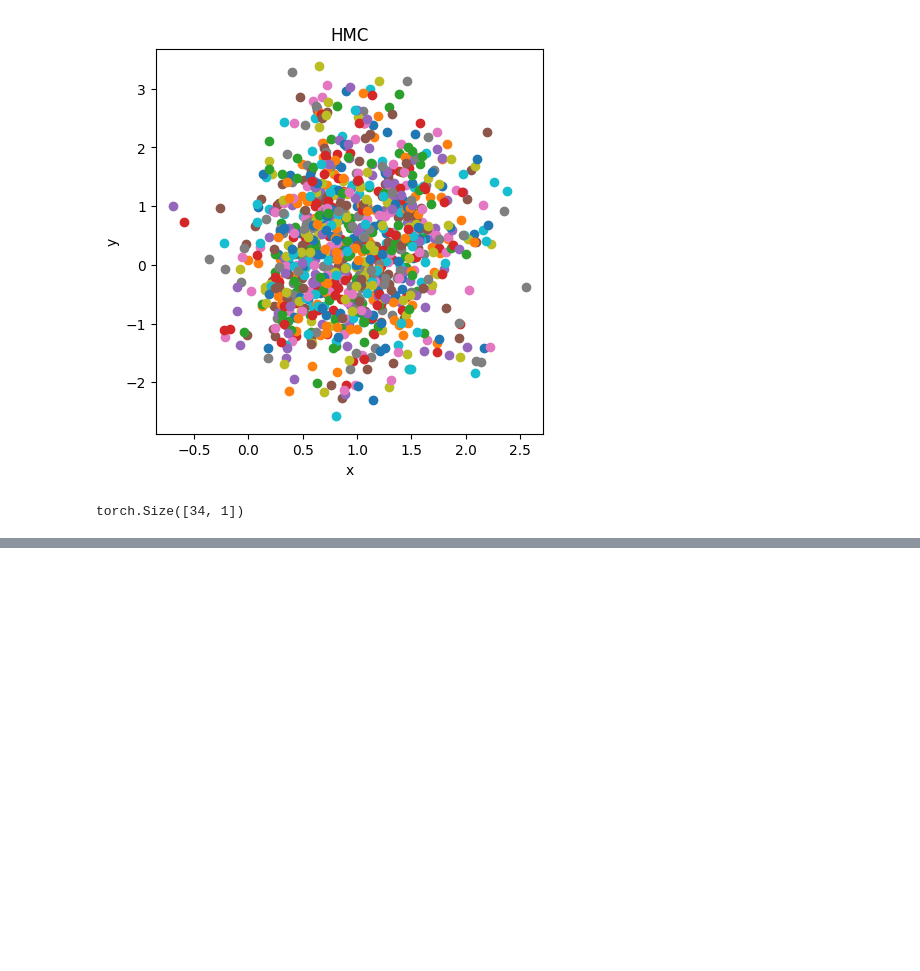
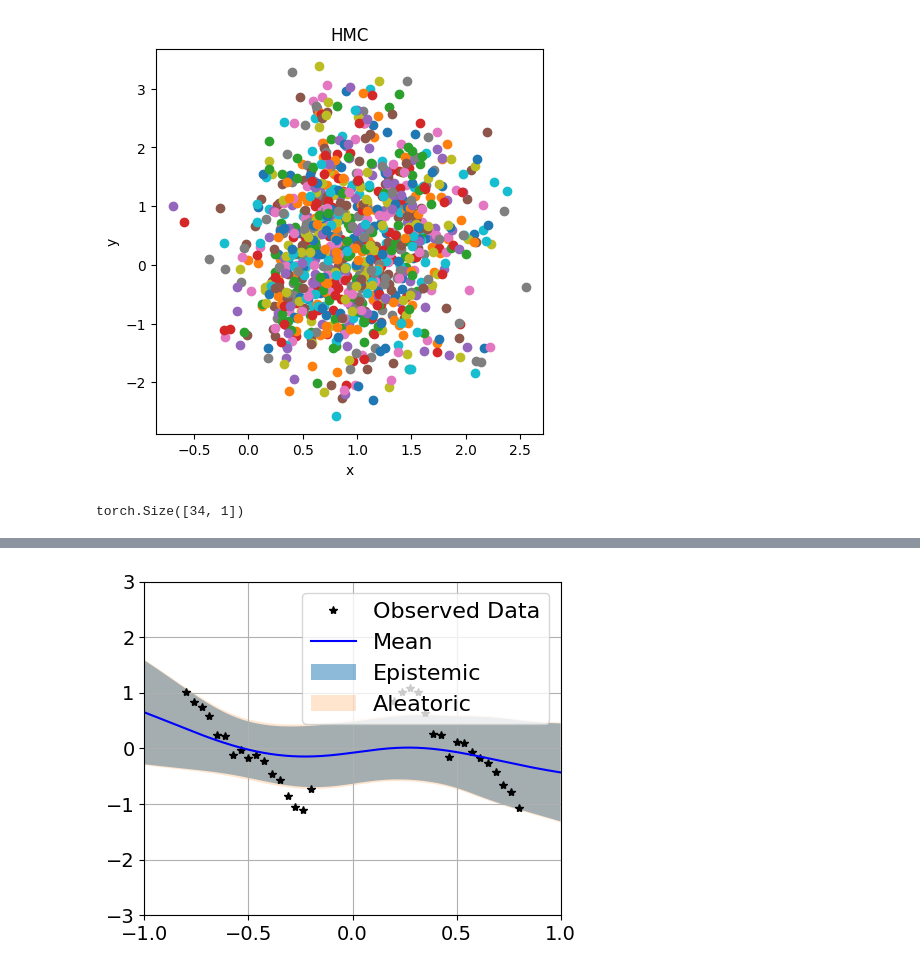
Before and after one commit to JiaxiangYi96/hamiltorch, a Jupyter notebook: hmc_bnn/hmc_basic.ipynb, the cells around one changed output, grey strips where cells are left out. Cells and saved outputs as stored; diff of their text form; code cells hidden in the pictures; blank space fills up the shorter version.

```diff
--- a/hmc_bnn/hmc_basic.ipynb
+++ b/hmc_bnn/hmc_basic.ipynb
@@ -265,0 +347,39 @@ sam.value
+# %%
+fs = 12
+
+m = pred_list[4000:].mean(0).to('cpu')
+s = pred_list[4000:].std(0).to('cpu')
+s_al = (pred_list[4000:].var(0).to('cpu') + tau_out ** -1) ** 0.5
+m.shape, s.shape
+
+f, ax = plt.subplots(1, 1, figsize=(5, 4))
+
+# Get upper and lower confidence bounds
+lower, upper = (m - s*2).flatten(), (m + s*2).flatten()
+# + aleotoric
+lower_al, upper_al = (m - s_al*2).flatten(), (m + s_al*2).flatten()
+
+# Plot training data as black stars
+ax.plot(sample_x.numpy(), sample_y.numpy(), 'k*', rasterized=True)
+# Plot predictive means as blue line
+ax.plot(test_x.numpy(), m.numpy(), 'b', rasterized=True)
+# Shade between the lower and upper confidence bounds
+ax.fill_between(test_x.flatten().numpy(), lower.numpy(), upper.numpy(), alpha=0.5, rasterized=True)
+ax.fill_between(test_x.flatten().numpy(), lower_al.numpy(), upper_al.numpy(), alpha=0.2, rasterized=True)
+ax.set_ylim([-3, 3])
+ax.set_xlim([-1, 1])
+plt.grid()
+ax.legend(['Observed Data', 'Mean', 'Epistemic', 'Aleatoric'], fontsize = fs)
+ax.tick_params(axis='both', which='major', labelsize=14)
+ax.tick_params(axis='both', which='minor', labelsize=14)
+
+bbox = {'facecolor': 'white', 'alpha': 0.8, 'pad': 1, 'boxstyle': 'round', 'edgecolor':'black'}
+# plt.text(1., -1.5, 'Acceptance Rate: 58 %', bbox=bbox, fontsize=16, horizontalalignment='center')
+
+
+plt.tight_layout()
+# plt.savefig('plots/full_hmc.pdf', rasterized=True)
+
+plt.show()
+# %% [output]
+[figure, added]
```
Also changed, not shown: parts of 22 cells of this notebook, 2 other files.
